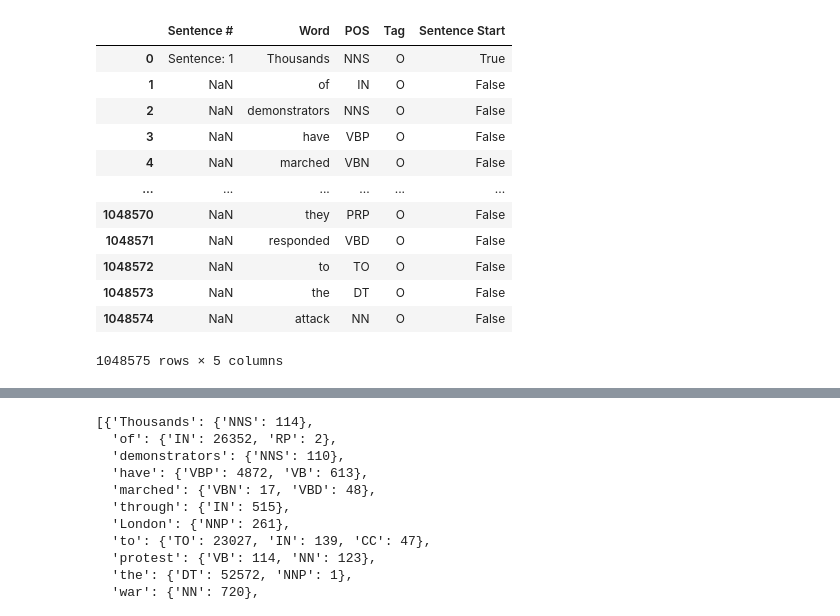
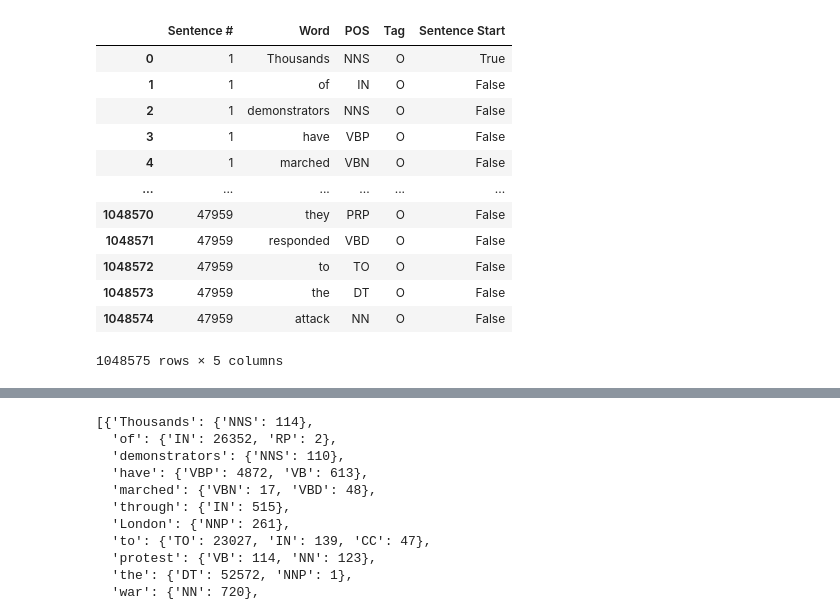
Before and after one commit to Anton-Petrenko/ngram-tagger, a Jupyter notebook: workspace.ipynb, the cells around one changed output, grey strips where cells are left out. Saved outputs shown, nothing was run; the diff lists cells and outputs as text; code cells hidden in the pictures.

```diff
--- a/workspace.ipynb
+++ b/workspace.ipynb
@@ -4,18 +4,19 @@ import numpy as np
 # %%
 raw_dataset = pd.read_csv('ner_dataset2.csv')
 raw_dataset['Sentence Start'] = ~raw_dataset['Sentence #'].isna()
+raw_dataset['Sentence #'] = raw_dataset['Sentence #'].str.extract(r'(\d+)', expand=False).ffill().astype('int64')
 raw_dataset
 # %% [output]
 |  | Sentence # | Word | POS | Tag | Sentence Start |
-| 0 | Sentence: 1 | Thousands | NNS | O | True |
-| 1 | NaN | of | IN | O | False |
-| 2 | NaN | demonstrators | NNS | O | False |
-| 3 | NaN | have | VBP | O | False |
-| 4 | NaN | marched | VBN | O | False |
+| 0 | 1 | Thousands | NNS | O | True |
+| 1 | 1 | of | IN | O | False |
+| 2 | 1 | demonstrators | NNS | O | False |
+| 3 | 1 | have | VBP | O | False |
+| 4 | 1 | marched | VBN | O | False |
 | ... | ... | ... | ... | ... | ... |
-| 1048570 | NaN | they | PRP | O | False |
-| 1048571 | NaN | responded | VBD | O | False |
-| 1048572 | NaN | to | TO | O | False |
-| 1048573 | NaN | the | DT | O | False |
-| 1048574 | NaN | attack | NN | O | False |
+| 1048570 | 47959 | they | PRP | O | False |
+| 1048571 | 47959 | responded | VBD | O | False |
+| 1048572 | 47959 | to | TO | O | False |
+| 1048573 | 47959 | the | DT | O | False |
+| 1048574 | 47959 | attack | NN | O | False |
 1048575 rows × 5 columns
```
Also changed, not shown: parts of 5 cells of this notebook, 1 other file.
